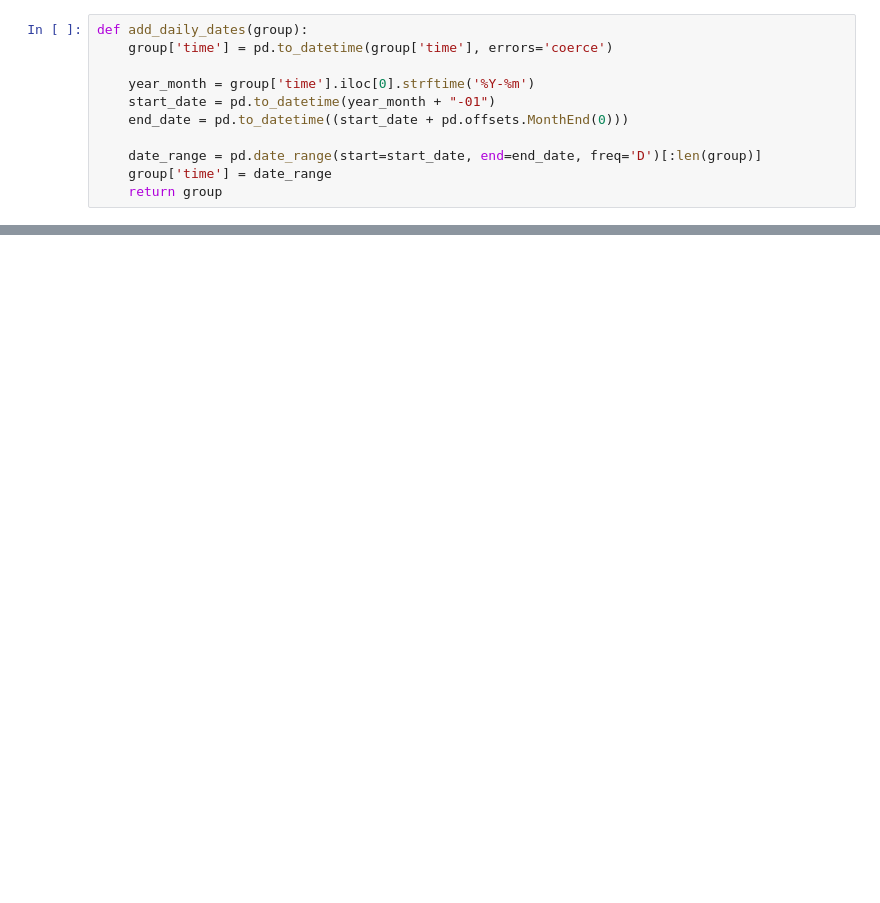
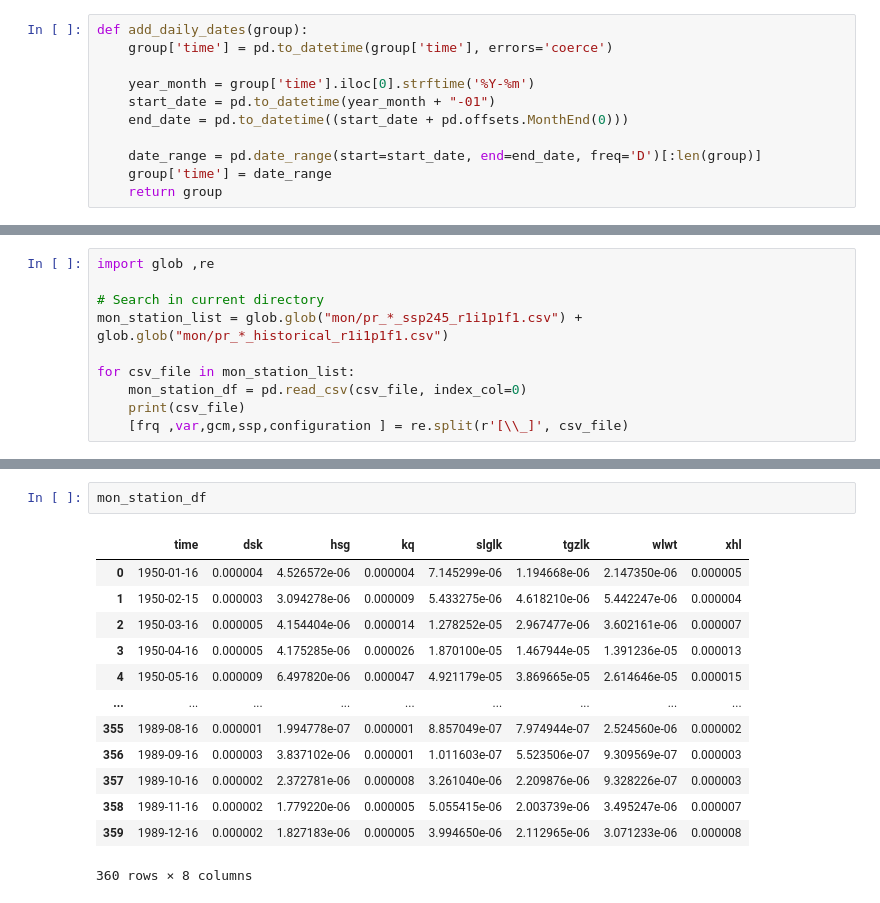
Before and after one commit to Dongdong001122/daily_river_runoff_projection_tarim, a Jupyter notebook: process_CMIP6_1.ipynb, the cells around one changed output, grey strips where cells are left out. Saved outputs shown, nothing was run; the diff lists cells and outputs as text; blank space fills up the shorter version.

```diff
--- a/process_CMIP6_1.ipynb
+++ b/process_CMIP6_1.ipynb
@@ -195,0 +99,10 @@ for prefix in prefix_list:
+# %%
+import glob ,re
+
+# Search in current directory
+mon_station_list = glob.glob("mon/pr_*_ssp245_r1i1p1f1.csv") + glob.glob("mon/pr_*_historical_r1i1p1f1.csv")
+
+for csv_file in mon_station_list:
+    mon_station_df = pd.read_csv(csv_file, index_col=0)
+    print(csv_file)
+    [frq ,var,gcm,ssp,configuration ] = re.split(r'[\\_]', csv_file)
@@ -195,0 +147,16 @@ for prefix in prefix_list:
+# %%
+mon_station_df
+# %% [output]
+|  | time | dsk | hsg | kq | slglk | tgzlk | wlwt | xhl |
+| 0 | 1950-01-16 | 0.000004 | 4.526572e-06 | 0.000004 | 7.145299e-06 | 1.194668e-06 | 2.147350e-06 | 0.000005 |
+| 1 | 1950-02-15 | 0.000003 | 3.094278e-06 | 0.000009 | 5.433275e-06 | 4.618210e-06 | 5.442247e-06 | 0.000004 |
+| 2 | 1950-03-16 | 0.000005 | 4.154404e-06 | 0.000014 | 1.278252e-05 | 2.967477e-06 | 3.602161e-06 | 0.000007 |
+| 3 | 1950-04-16 | 0.000005 | 4.175285e-06 | 0.000026 | 1.870100e-05 | 1.467944e-05 | 1.391236e-05 | 0.000013 |
+| 4 | 1950-05-16 | 0.000009 | 6.497820e-06 | 0.000047 | 4.921179e-05 | 3.869665e-05 | 2.614646e-05 | 0.000015 |
+| ... | ... | ... | ... | ... | ... | ... | ... | ... |
+| 355 | 1989-08-16 | 0.000001 | 1.994778e-07 | 0.000001 | 8.857049e-07 | 7.974944e-07 | 2.524560e-06 | 0.000002 |
+| 356 | 1989-09-16 | 0.000003 | 3.837102e-06 | 0.000001 | 1.011603e-07 | 5.523506e-07 | 9.309569e-07 | 0.000003 |
+| 357 | 1989-10-16 | 0.000002 | 2.372781e-06 | 0.000008 | 3.261040e-06 | 2.209876e-06 | 9.328226e-07 | 0.000003 |
+| 358 | 1989-11-16 | 0.000002 | 1.779220e-06 | 0.000005 | 5.055415e-06 | 2.003739e-06 | 3.495247e-06 | 0.000007 |
+| 359 | 1989-12-16 | 0.000002 | 1.827183e-06 | 0.000005 | 3.994650e-06 | 2.112965e-06 | 3.071233e-06 | 0.000008 |
+360 rows × 8 columns
```
Also changed, not shown: parts of 9 cells of this notebook, 15 other files.
